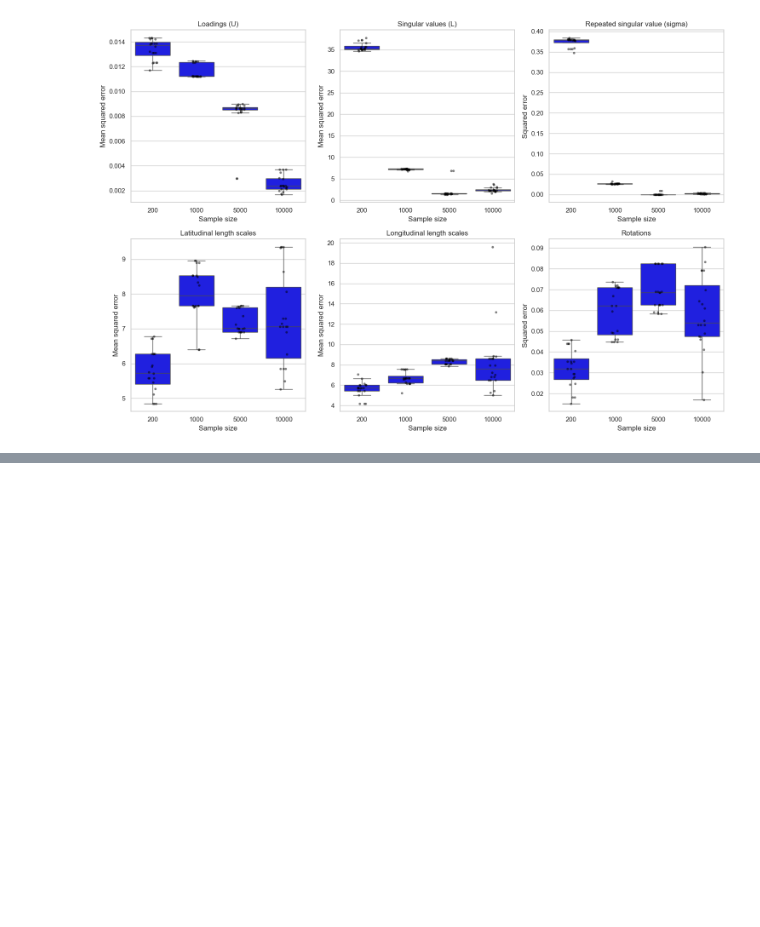
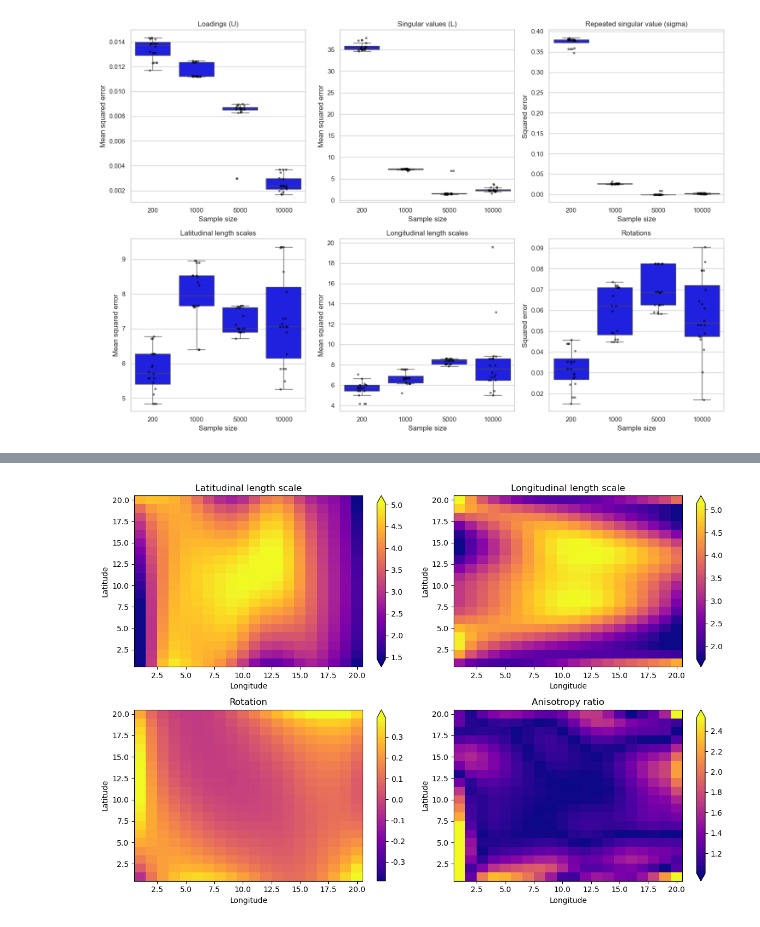
Before and after one commit to daniel-s-cunha/SOFM, a Jupyter notebook: Untitled1.ipynb, the cells around one changed output, grey strips where cells are left out. Drawn from its saved outputs; the diff is of its cells as text; code cells hidden in the pictures; blank space fills up the shorter version.

```diff
--- a/Untitled1.ipynb
+++ b/Untitled1.ipynb
@@ -202,3 +202,24 @@ Rotational spline | Knots: 10 | gamma_u: 1.00e+01 | gamma_v: 3.73e+01
 plot_consistency(df)
 # %% [output]
 [figure]
+# %%
+sq_len = 20
+da, lam_lat, lam_lon, rot, U_true, L_true, sigma_true = utils._gen_spat_da(
+    sq_len=sq_len,
+    k=3,
+    n_samples=30000,
+    max_lag=20,
+    ls1=1,
+    ls2=1,
+    mode='circle',
+    sigma = 10
+)
+
+# 2. Initialize and Fit Model
+# Note: Ensure block_sz matches your init parameter name (block_sz vs block_sz)
+mod = sofm.SOFM(da, n_components=3, nonstationary=True, block_sz=1, n_blocks=int(sq_len**2/3))
+mod.fit(phis=[1e2,1e3,1e4])
+sc = mod.spatcov_
+lat_mse = np.mean((sc.lam_lat_ - lam_lat)**2)
+lon_mse = np.mean((sc.lam_lon_ - lam_lon)**2)
+rot_mse = np.mean((sc.rot_ - rot)**2)
@@ -204,0 +234,4 @@ plot_consistency(df)
+# %%
+sc.plot_nonstationary_spatcov()
+# %% [output]
+[figure, added]
```
Also changed, not shown: parts of 4 cells of this notebook, 2 other files.
